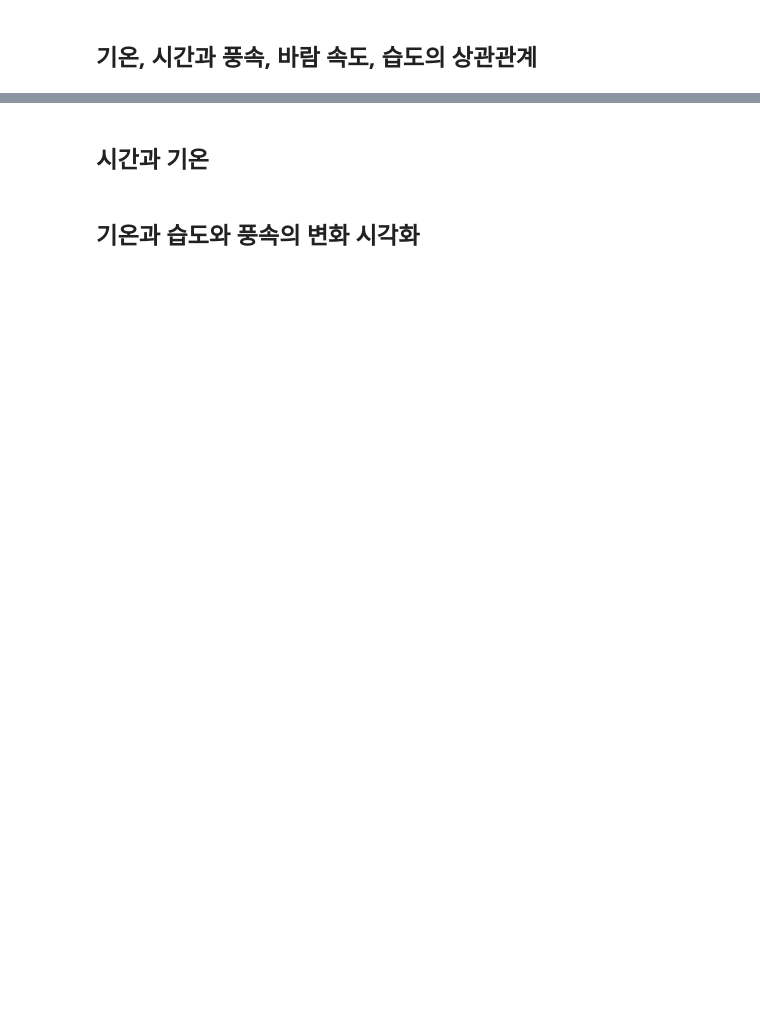
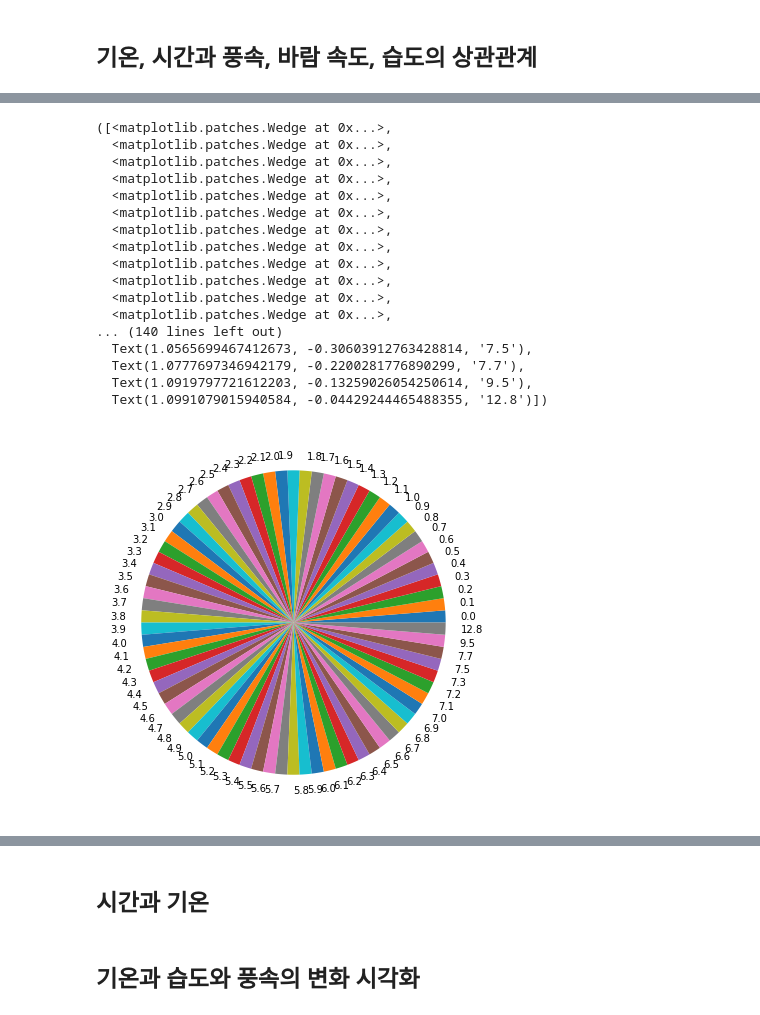
Before and after one commit to wiv33/A-Learning-python, a Jupyter notebook: machine-learning/_000_hello_machine/_000_basic/_003_tensorflow_cuk_edu/_002_2_ml/_002_weather_analysis.ipynb, the cells around one changed output, grey strips where cells are left out. Cells and saved outputs as stored; diff of their text form; code cells hidden in the pictures; blank space fills up the shorter version.

```diff
--- a/machine-learning/_000_hello_machine/_000_basic/_003_tensorflow_cuk_edu/_002_2_ml/_002_weather_analysis.ipynb
+++ b/machine-learning/_000_hello_machine/_000_basic/_003_tensorflow_cuk_edu/_002_2_ml/_002_weather_analysis.ipynb
@@ -503,0 +548,25 @@ df.wind_speed.unique()
+# %%
+fig, ax = plt.subplots(1, 1, figsize=(12, 7))
+# plt.pie(df.wind_speed.sort_values().astype(np.int).unique(), labels=df.wind_speed.sort_values().astype(np.int).unique())
+u_cnt = df.wind_speed.unique()
+x, cnt = np.unique(u_cnt, return_counts=True)
+plt.pie(cnt, labels=x)
+# %% [output]
+([<matplotlib.patches.Wedge at 0x...>,
+  <matplotlib.patches.Wedge at 0x...>,
+  <matplotlib.patches.Wedge at 0x...>,
+  <matplotlib.patches.Wedge at 0x...>,
+  <matplotlib.patches.Wedge at 0x...>,
+  <matplotlib.patches.Wedge at 0x...>,
+  <matplotlib.patches.Wedge at 0x...>,
+  <matplotlib.patches.Wedge at 0x...>,
+  <matplotlib.patches.Wedge at 0x...>,
+  <matplotlib.patches.Wedge at 0x...>,
+  <matplotlib.patches.Wedge at 0x...>,
+  <matplotlib.patches.Wedge at 0x...>,
+... (140 lines left out)
+  Text(1.0565699467412673, -0.30603912763428814, '7.5'),
+  Text(1.0777697346942179, -0.2200281776890299, '7.7'),
+  Text(1.0919797721612203, -0.13259026054250614, '9.5'),
+  Text(1.0991079015940584, -0.04429244465488355, '12.8')])
+[figure, added]
```
Also changed, not shown: parts of 12 cells of this notebook.
